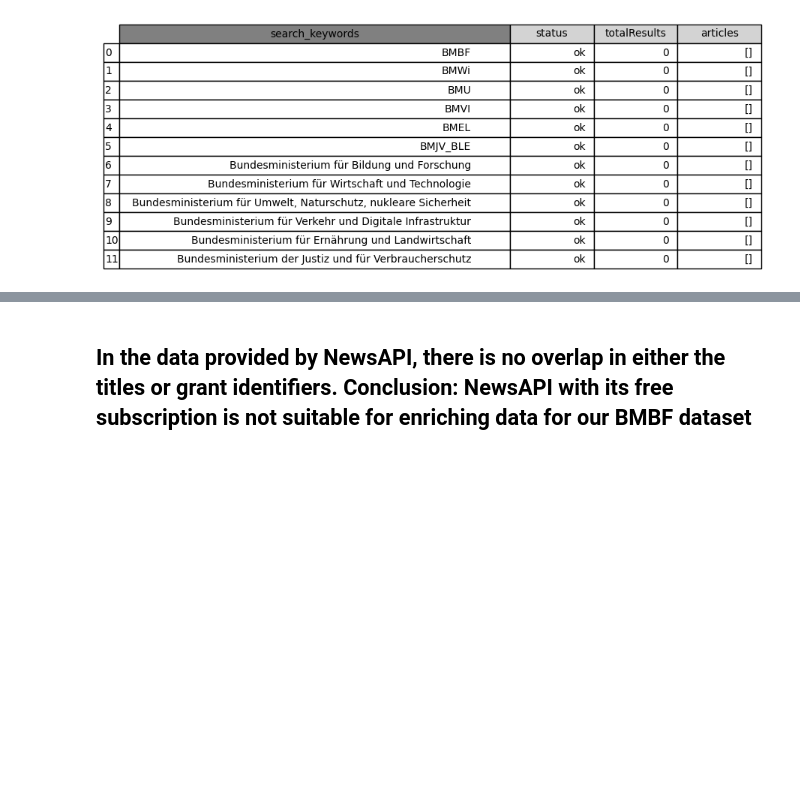
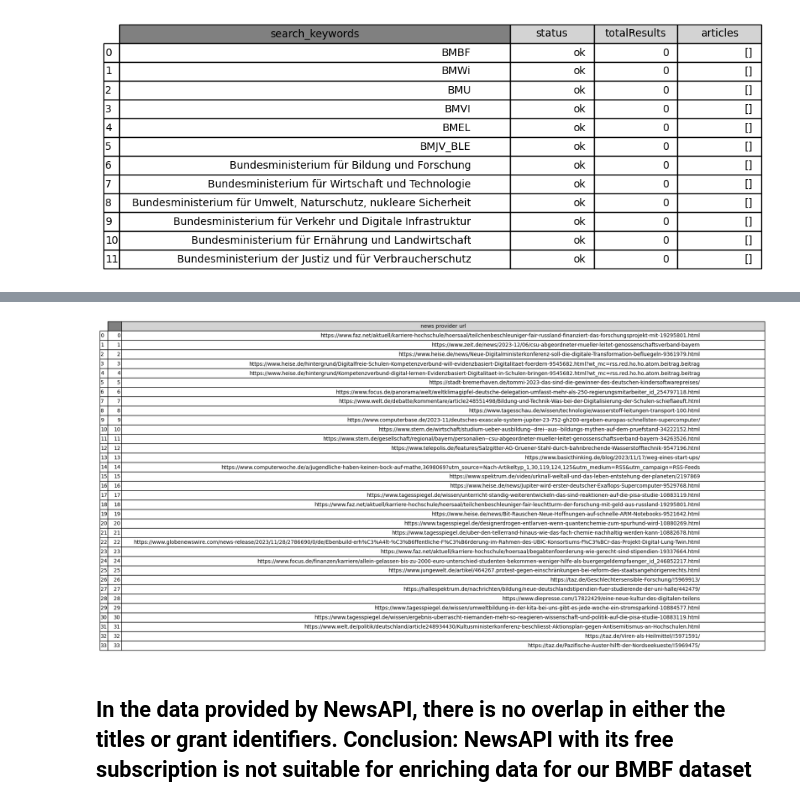
Before and after one commit to isaacduong/BMBF, a Jupyter notebook: eda/newsapi_data_enrichment (2. notebook).ipynb, the cells around one changed output, grey strips where cells are left out. Saved outputs shown, nothing was run; the diff lists cells and outputs as text; code cells hidden in the pictures; blank space fills up the shorter version.

```diff
--- a/eda/newsapi_data_enrichment (2. notebook).ipynb
+++ b/eda/newsapi_data_enrichment (2. notebook).ipynb
@@ -141,2 +148,9 @@ dataframe_table_to_png(pd.DataFrame().from_dict(headlines_responses).transpose()
 # %% [output]
 [figure]
+# %%
+urls = []
+for article in response.json()["articles"]:
+    urls.append(article["url"])
+
+
+pd.DataFrame({"news provider url":urls})
@@ -143,2 +175,6 @@ dataframe_table_to_png(pd.DataFrame().from_dict(headlines_responses).transpose()
+# %%
+dataframe_table_to_png(pd.DataFrame({"news provider url":urls}),"../eda/news provider urls","",[0.05,2.3])
+# %% [output]
+[figure, added]
 # %% [markdown]
 ## In the data provided by NewsAPI, there is no overlap in either the titles or grant identifiers. Conclusion: NewsAPI with its free subscription is not suitable for enriching data for our BMBF dataset
```
Also changed, not shown: parts of 8 cells of this notebook, 16 other files.
